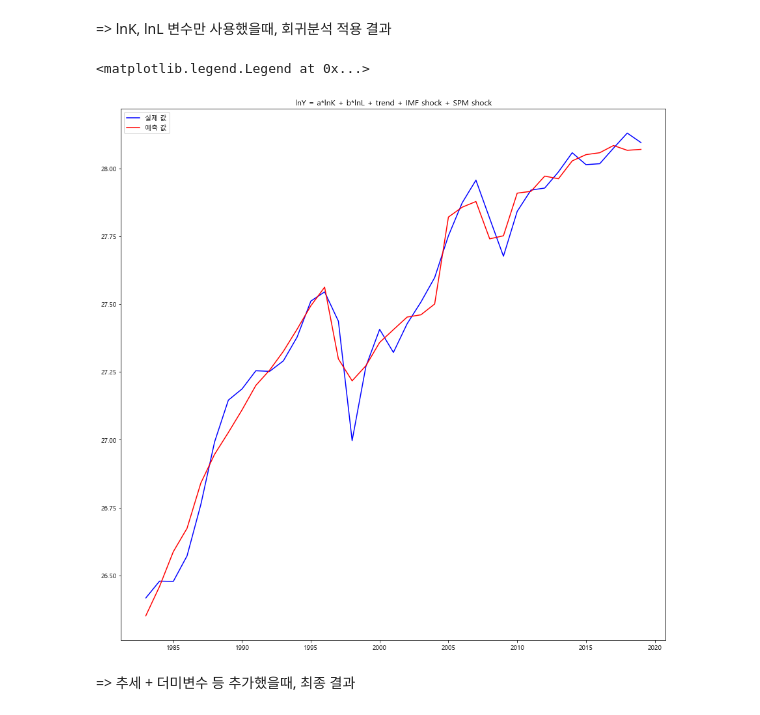
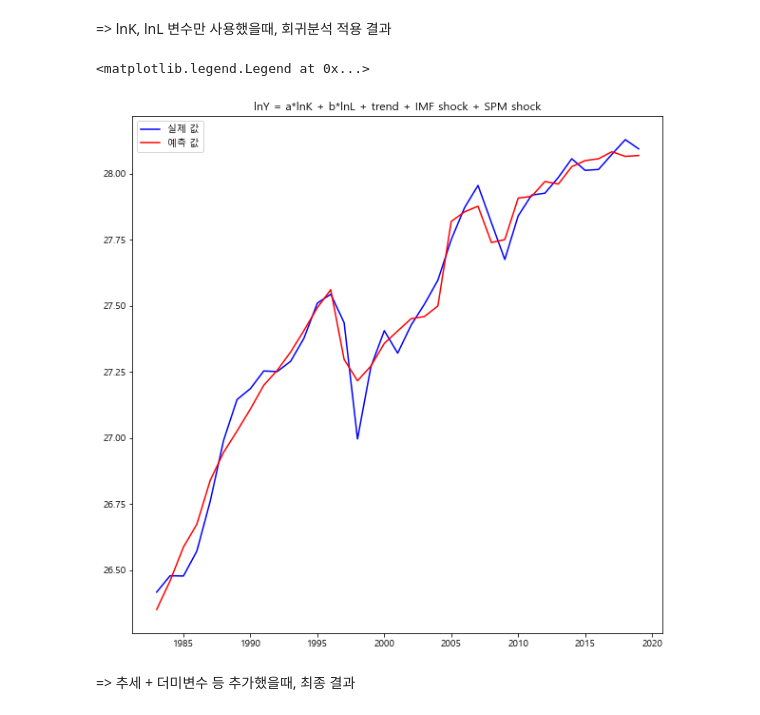
Before and after one commit to jonghwi-kim/Cobb-Douglas-production-function, a Jupyter notebook: regression.ipynb, the cells around one changed output. Drawn from its saved outputs; the diff is of its cells as text; code cells hidden in the pictures.

```diff
--- a/regression.ipynb
+++ b/regression.ipynb
@@ -201,16 +182,16 @@ plt.legend()
 # %%
 Y_predict = model.predict(korea)
 
 plt.rc("font", family='Malgun Gothic')
-plt.rcParams["figure.figsize"] = (15, 15)
+plt.rcParams["figure.figsize"] = (10, 10)
 plt.plot(korea.index, korea['lnY'], color='blue', label='실제 값')
 plt.plot(Y_predict.index, Y_predict, color='red', label='예측 값')
 
 plt.title("lnY = a*lnK + b*lnL + trend + IMF shock + SPM shock")
 plt.legend()
 # %% [output]
 <matplotlib.legend.Legend at 0x...>
-[figure, old version]
+[figure, new version]
 # %% [markdown]
 => 추세 + 더미변수 등 추가했을때, 최종 결과
 # %%
```
Also changed, not shown: parts of 20 cells of this notebook, 2 other files.
